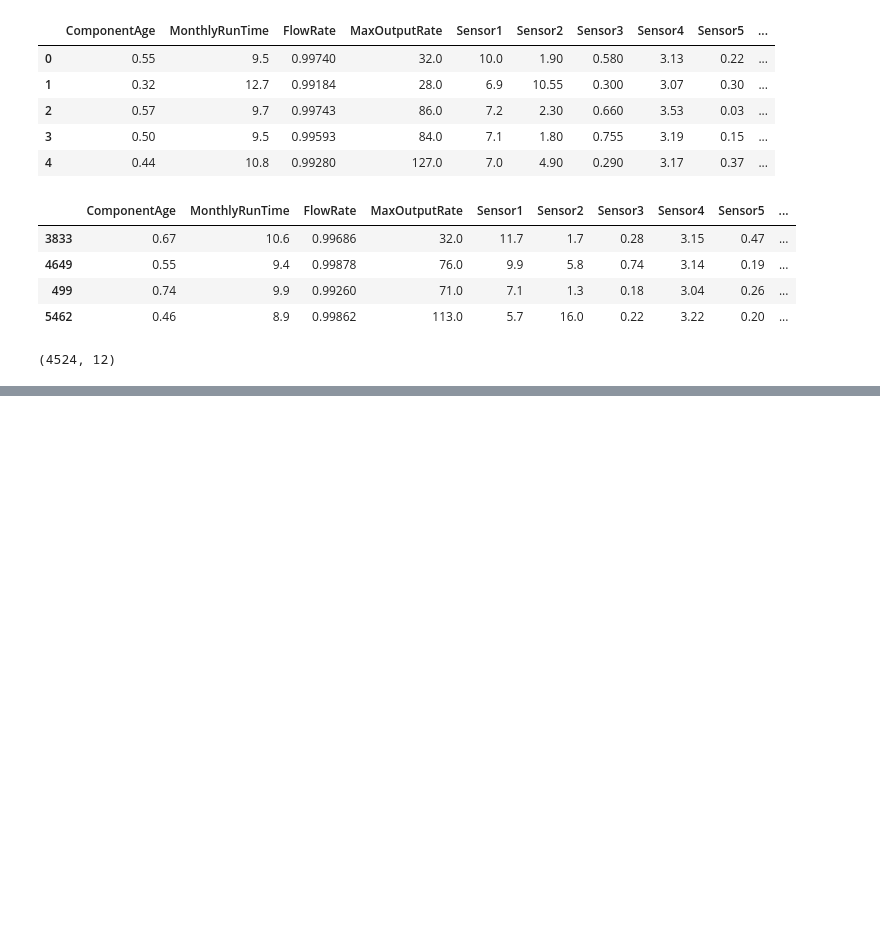
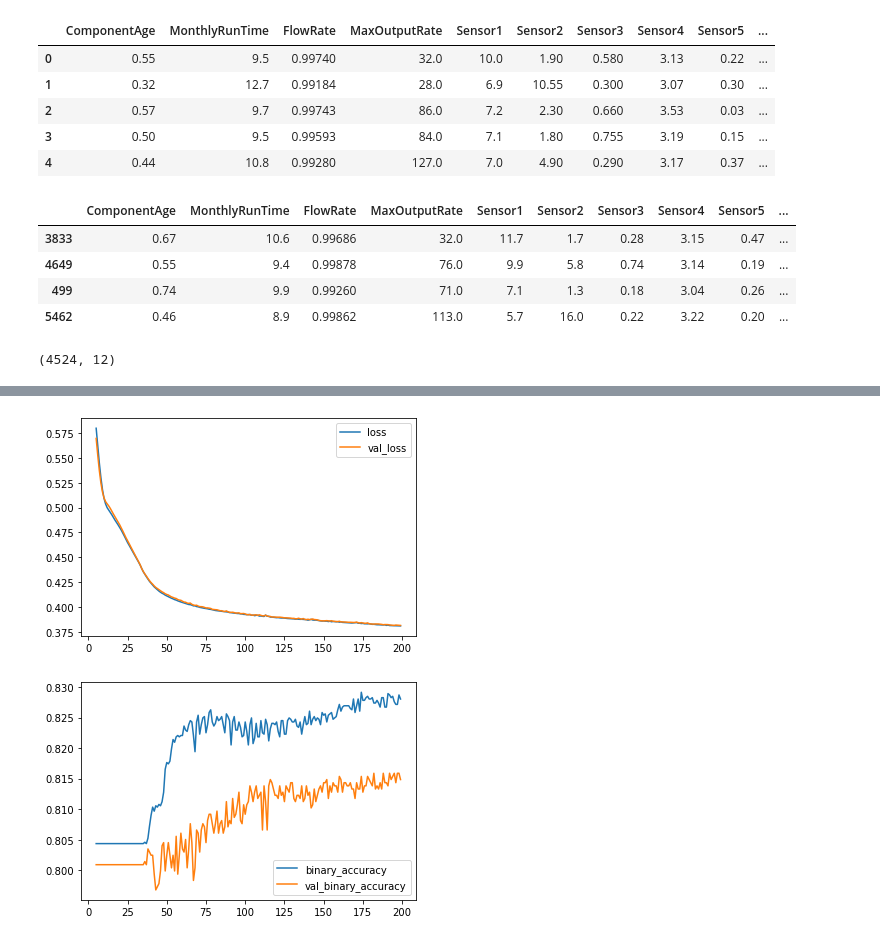
Before and after one commit to molowe1/MarineSystemBC, a Jupyter notebook: MPS_DL.ipynb, the cells around one changed output, grey strips where cells are left out. Saved outputs shown, nothing was run; the diff lists cells and outputs as text; code cells hidden in the pictures; blank space fills up the shorter version.

```diff
--- a/MPS_DL.ipynb
+++ b/MPS_DL.ipynb
@@ -146,0 +130,11 @@ Minimum validation loss: 0.20000948011875153
+# %%
+history_df = pd.DataFrame(history.history)
+# Start the plot at epoch 5
+history_df.loc[5:, ['loss', 'val_loss']].plot()
+history_df.loc[5:, ['binary_accuracy', 'val_binary_accuracy']].plot()
+
+print(("Best Validation Loss: {:0.4f}" +\
+      "\nBest Validation Accuracy: {:0.4f}")\
+      .format(history_df['val_loss'].min(),
+              history_df['val_binary_accuracy'].max()))
+# %% [output]
@@ -146,0 +143,2 @@ Minimum validation loss: 0.20000948011875153
+[figure, added]
+[figure, added]
```
Also changed, not shown: parts of 5 cells of this notebook.
